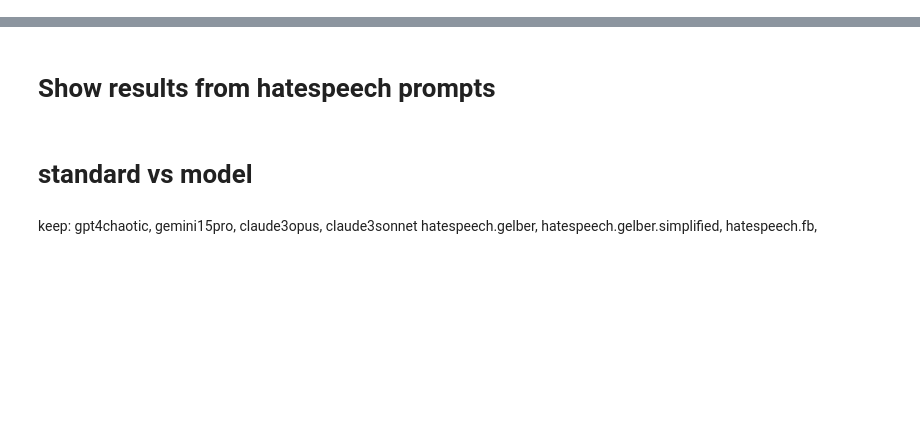
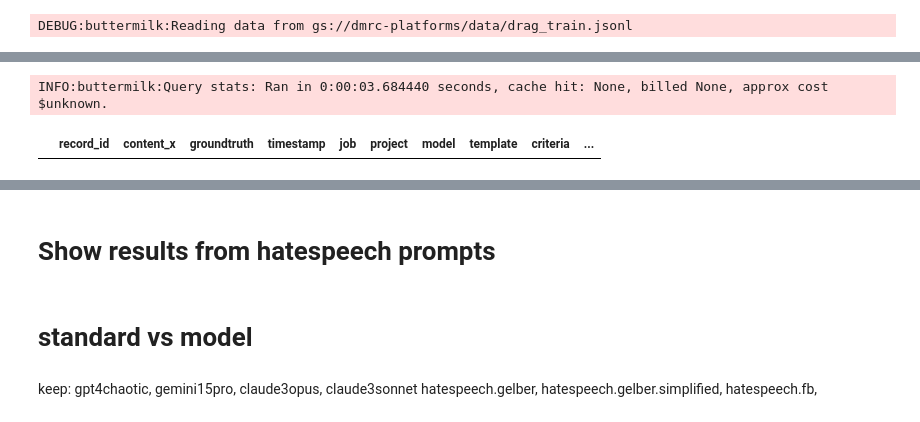
Before and after one commit to qut-dmrc/buttermilk, a Jupyter notebook: examples/automod/results_oneshot.ipynb, the cells around one changed output, grey strips where cells are left out. Cells and saved outputs as stored; diff of their text form; code cells hidden in the pictures; blank space fills up the shorter version.

```diff
--- a/examples/automod/results_oneshot.ipynb
+++ b/examples/automod/results_oneshot.ipynb
@@ -66,0 +87,11 @@ KeyError: "['content'] not in index"
+# %%
+from buttermilk._core.config import DataSource
+from buttermilk.runner.helpers import load_data, prepare_step_df
+
+datasources = [DataSource(**x) for x in flows.toxicity.data]
+datasets = await prepare_step_df(datasources)
+
+
+df = datasets["cots"]
+df
+# %% [output]
@@ -66,0 +99 @@ KeyError: "['content'] not in index"
+DEBUG:buttermilk:Reading data from gs://dmrc-platforms/data/drag_train.jsonl
@@ -66,0 +101,2 @@ KeyError: "['content'] not in index"
+INFO:buttermilk:Query stats: Ran in 0:00:03.684440 seconds, cache hit: None, billed None, approx cost $unknown.
+|  | record_id | content_x | groundtruth | timestamp | job | project | model | template | criteria | ... |
```
Also changed, not shown: parts of 18 cells of this notebook, 13 other files.
